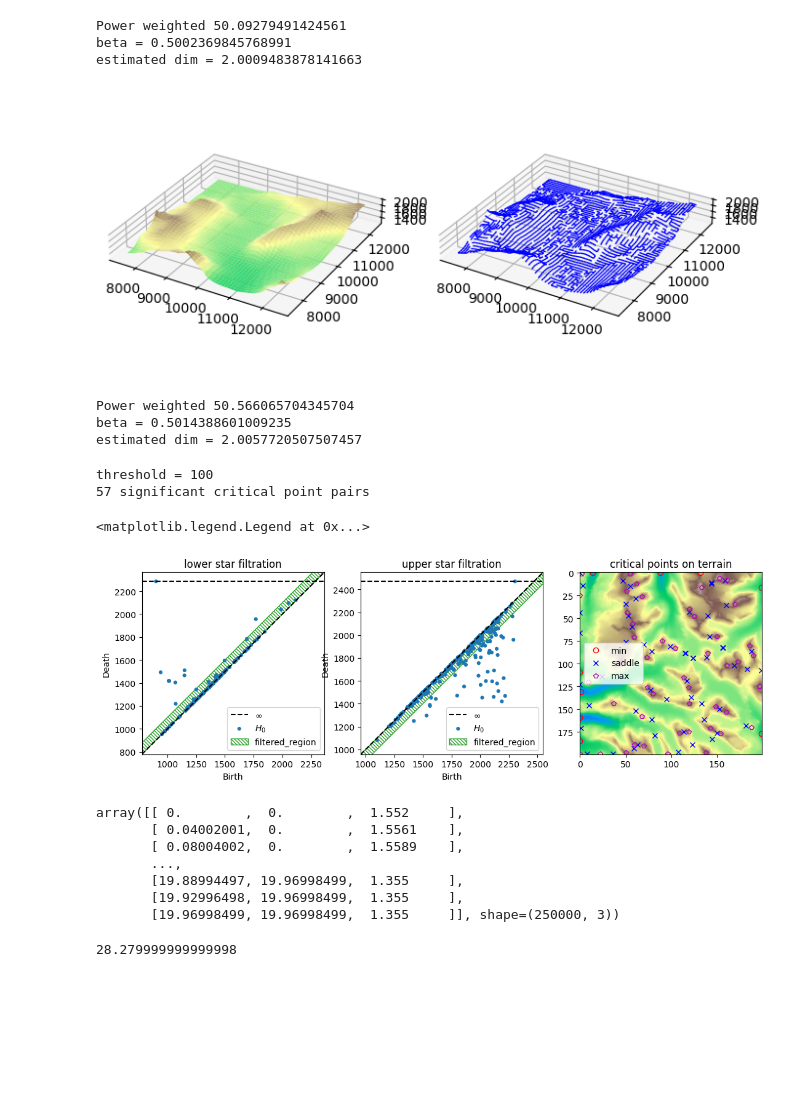
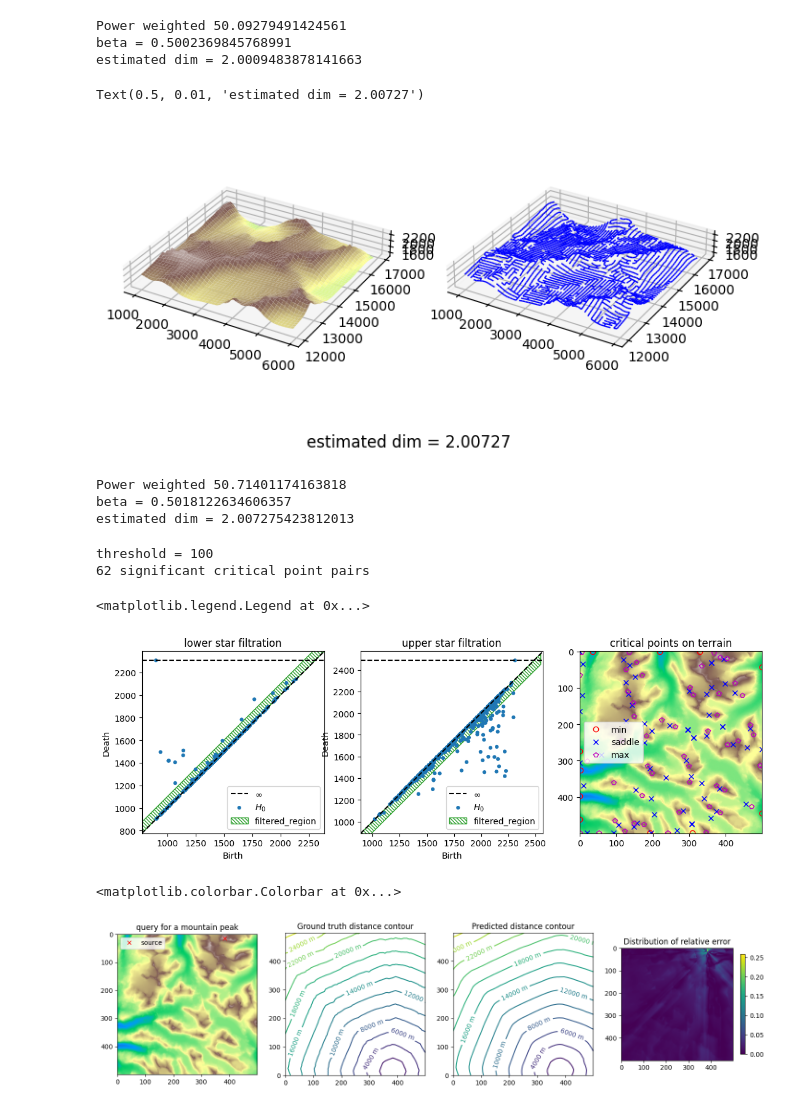
Before and after one commit to qz233/spd_tda, a Jupyter notebook: demo.ipynb, the cells around one changed output. Cells and saved outputs as stored; diff of their text form; code cells hidden in the pictures; blank space fills up the shorter version.

```diff
--- a/demo.ipynb
+++ b/demo.ipynb
@@ -255,3 +253,17 @@ axs[1].set_aspect("equal")
+# %%
+terrain = load_terrain_grid(res=400)
+window = [0, 0, 100, 100]
+indices_in_window = vertices[window[0]:window[2], window[1]:window[3]].flatten()
+
+mesh = grid_to_mesh(terrain)
+submesh = mesh.subgraph(torch.from_numpy(indices_in_window))
+subterrain = submesh.pos.reshape((100, 100, 3))
+
+# Build MST
+from networkx import minimum_spanning_tree
+nx_submesh = to_networkx(submesh, edge_attrs=['weight'], to_undirected=True)
+T2 = minimum_spanning_tree(nx_submesh)
+edges2 = np.array(T.edges())
 # %%
 pw_sum = sum(x[2]["weight"] for x in T.edges(data=True)) / 5000
 beta = np.log(pw_sum) / np.log(2500)
@@ -314,30 +330,33 @@ beta = 0.5002369845768991
 estimated dim = 2.0009483878141663
 # %%
 
-window = [75, 75, 125, 125]
+window = [10, 120, 60, 170]
 indices_in_window = vertices[window[0]:window[2], window[1]:window[3]].flatten()
 
 mesh = grid_to_mesh(terrain)
 submesh = mesh.subgraph(torch.from_numpy(indices_in_window))
 subterrain = submesh.pos.reshape((50, 50, 3))
 
 # Build MST
 from networkx import minimum_spanning_tree
 nx_submesh = to_networkx(submesh, edge_attrs=['weight'], to_undirected=True)
 T = minimum_spanning_tree(nx_submesh)
 edges = np.array(T.edges())
 tree_seg = submesh.pos[edges]
 
 fig, axs = plt.subplots(1, 2, figsize=(8,4),subplot_kw=dict(projection='3d'))
 axs[0].plot_surface(subterrain[:, :, 0], subterrain[:, :, 1], subterrain[:, :, 2], cmap="terrain",
                         rcount=100, ccount=100, norm=norm)
 axs[0].set_aspect("equal")
 
 lc = Line3DCollection(tree_seg, colors='blue', linewidths=1)
 axs[1].add_collection3d(lc)
 axs[1].set_aspect("equal")
+
+fig.supxlabel("estimated dim = 2.00727")
 # %% [output]
+Text(0.5, 0.01, 'estimated dim = 2.00727')
-[figure, old version]
+[figure, new version]
 # %%
 pw_sum = sum(x[2]["weight"] for x in T.edges(data=True)) / 5000
 beta = np.log(pw_sum) / np.log(2500)
@@ -345,18 +364,19 @@ print(f"Power weighted {pw_sum}")
 print(f"beta = {beta}")
 print(f"estimated dim = {1 / (1 - beta)}")
 # %% [output]
-Power weighted 50.566065704345704
-beta = 0.5014388601009235
-estimated dim = 2.0057720507507457
+Power weighted 50.71401174163818
+beta = 0.5018122634606357
+estimated dim = 2.007275423812013
 # %%
 # PH analysis
+from data import load_terrain_grid
 from ripser import ripser, lower_star_img
 from persim import plot_diagrams
 threshold = 100
-
-terrain = load_dataset(200)
+N = 500
+terrain = load_terrain_grid(N)
 # the original terrain has same-height points we must break the tie
-terrain[:, :, 2] += torch.rand((200, 200))
+terrain[:, :, 2] += torch.rand((N, N))
 
 
 lower_dgm = lower_star_img(terrain[:, :, 2])
@@ -398,26 +418,12 @@ critical_idx_1 = torch.stack(critical_idx_1)
 critical_idx_2 = torch.stack(critical_idx_2)
 
 # plot on the terrain
-axs[2].plot(critical_idx_0 % 200, critical_idx_0 // 200, ls="", marker="o", c="none",  mec="r", label="min")
-axs[2].plot(critical_idx_1 % 200, critical_idx_1 // 200, ls="", marker="x", c="none",  mec="b", label="saddle")
-axs[2].plot(critical_idx_2 % 200, critical_idx_2 // 200, ls="", marker="p", c="none",  mec="m", label="max")
+axs[2].plot(critical_idx_0 % N, critical_idx_0 // N, ls="", marker="o", c="none",  mec="r", label="min")
+axs[2].plot(critical_idx_1 % N, critical_idx_1 // N, ls="", marker="x", c="none",  mec="b", label="saddle")
+axs[2].plot(critical_idx_2 % N, critical_idx_2 // N, ls="", marker="p", c="none",  mec="m", label="max")
 axs[2].legend()
 # %% [output]
 threshold = 100
-57 significant critical point pairs
+62 significant critical point pairs
 <matplotlib.legend.Legend at 0x...>
-[figure, old version]
+[figure, new version]
-# %%
-processed["node_features"]
-# %% [output]
-array([[ 0.        ,  0.        ,  1.552     ],
-       [ 0.04002001,  0.        ,  1.5561    ],
-       [ 0.08004002,  0.        ,  1.5589    ],
-       ...,
-       [19.88994497, 19.96998499,  1.355     ],
-       [19.92996498, 19.96998499,  1.355     ],
-       [19.96998499, 19.96998499,  1.355     ]], shape=(250000, 3))
-# %%
-20 * 1.414
-# %% [output]
-28.279999999999998
@@ -426,0 +458,22 @@ distance_based_ds = ShortestPathDataset(terrain / 1000, 10000, 50, method="dista
+# %%
+fig, axs = plt.subplots(1, 4, figsize=(18,4))
+axs[0].set_title("query for a mountain peak")
+axs[0].plot([source % 500], [source // 500], ls="", marker="x", c="r", label="source")
+axs[0].imshow(terrain[:, :, 2], cmap="terrain", norm=norm, origin="upper")
+axs[0].legend()
+
+axs[1].set_title("Ground truth distance contour")
+cntr = axs[1].contour(distance_mat,  levels=15)
+axs[1].clabel(cntr, fmt="%.0f m", fontsize=10, use_clabeltext=True)
+
+axs[2].set_title("Predicted distance contour")
+cntr = axs[2].contour(out * 1000,  levels=15)
+axs[2].clabel(cntr, fmt="%.0f m", fontsize=10, use_clabeltext=True)
+
+axs[3].set_title("Distribution of relative error")
+relative_err = abs(distance_mat - out * 1000) / (distance_mat+1e-5)
+img = axs[3].imshow(relative_err)
+fig.colorbar(mappable=None, cmap=img.cmap, norm=img.norm, ax=axs[3], shrink=0.7)
+# %% [output]
+<matplotlib.colorbar.Colorbar at 0x...>
+[figure, added]
```
Also changed, not shown: parts of 14 cells of this notebook, 16 other files.
